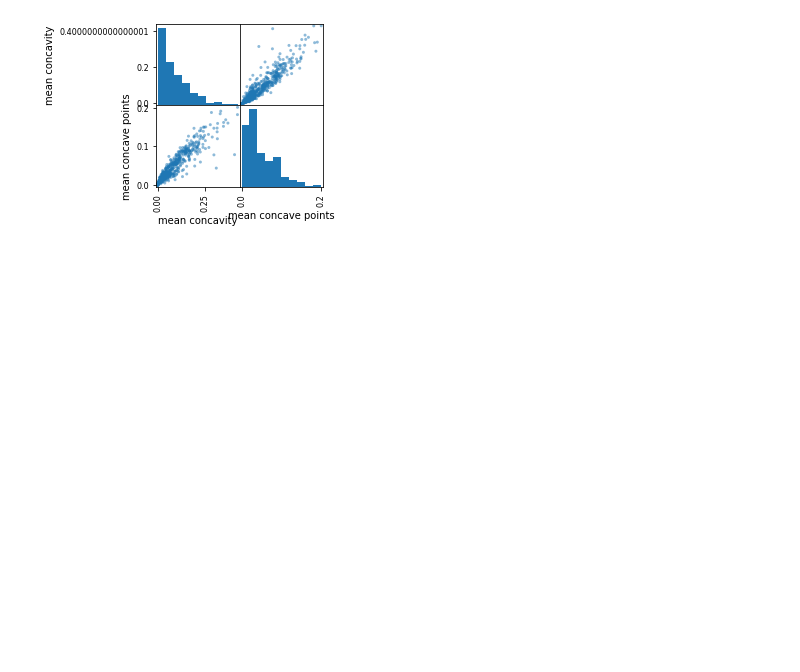
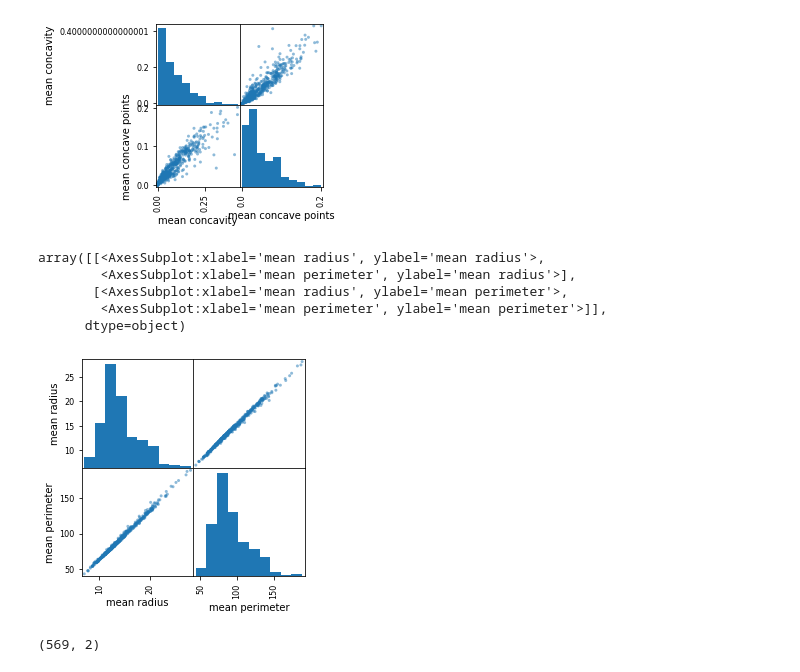
Before and after one commit to ducksfrogs/udemyScipy, a Jupyter notebook: pca.ipynb, the cells around one changed output. Drawn from its saved outputs; the diff is of its cells as text; code cells hidden in the pictures; blank space fills up the shorter version.

```diff
--- a/pca.ipynb
+++ b/pca.ipynb
@@ -93,4 +93,13 @@ array([[<AxesSubplot:xlabel='mean concavity', ylabel='mean concavity'>,
       dtype=object)
 [figure]
 # %%
-df = pd.DataFrame(data.data[:, [0,2]], co)
+df = pd.DataFrame(data.data[:, [0,2]], columns=data.feature_names[[0,2]])
+# %%
+scatter_matrix(df, figsize=(4,4))
+# %% [output]
+array([[<AxesSubplot:xlabel='mean radius', ylabel='mean radius'>,
+        <AxesSubplot:xlabel='mean perimeter', ylabel='mean radius'>],
+       [<AxesSubplot:xlabel='mean radius', ylabel='mean perimeter'>,
+        <AxesSubplot:xlabel='mean perimeter', ylabel='mean perimeter'>]],
+      dtype=object)
+[figure, added]
@@ -96,0 +110,4 @@ df = pd.DataFrame(data.data[:, [0,2]], co)
+# %%
+X.shape
+# %% [output]
+(569, 2)
```
Also changed, not shown: parts of 33 cells of this notebook, 4 other files.
